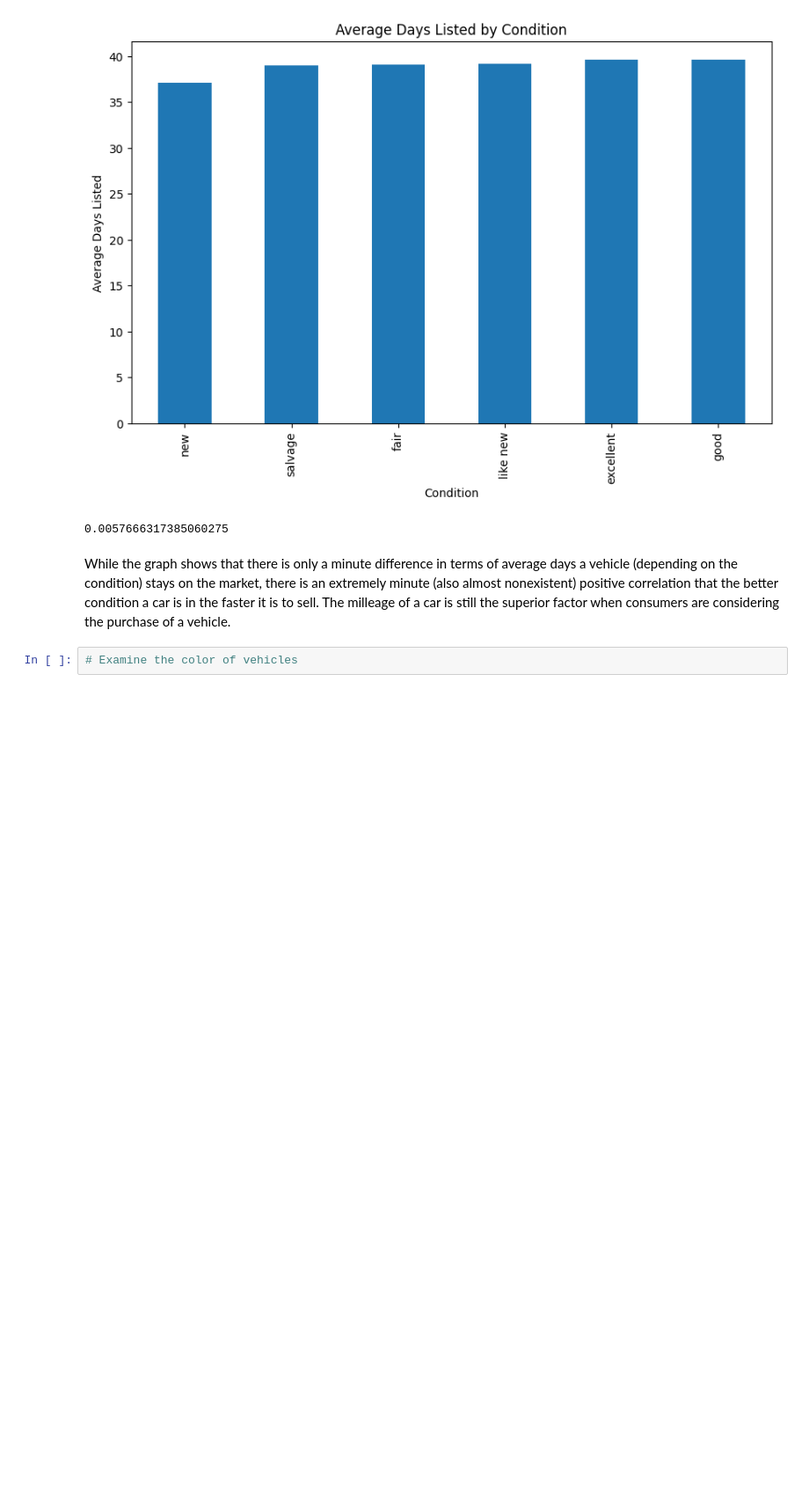
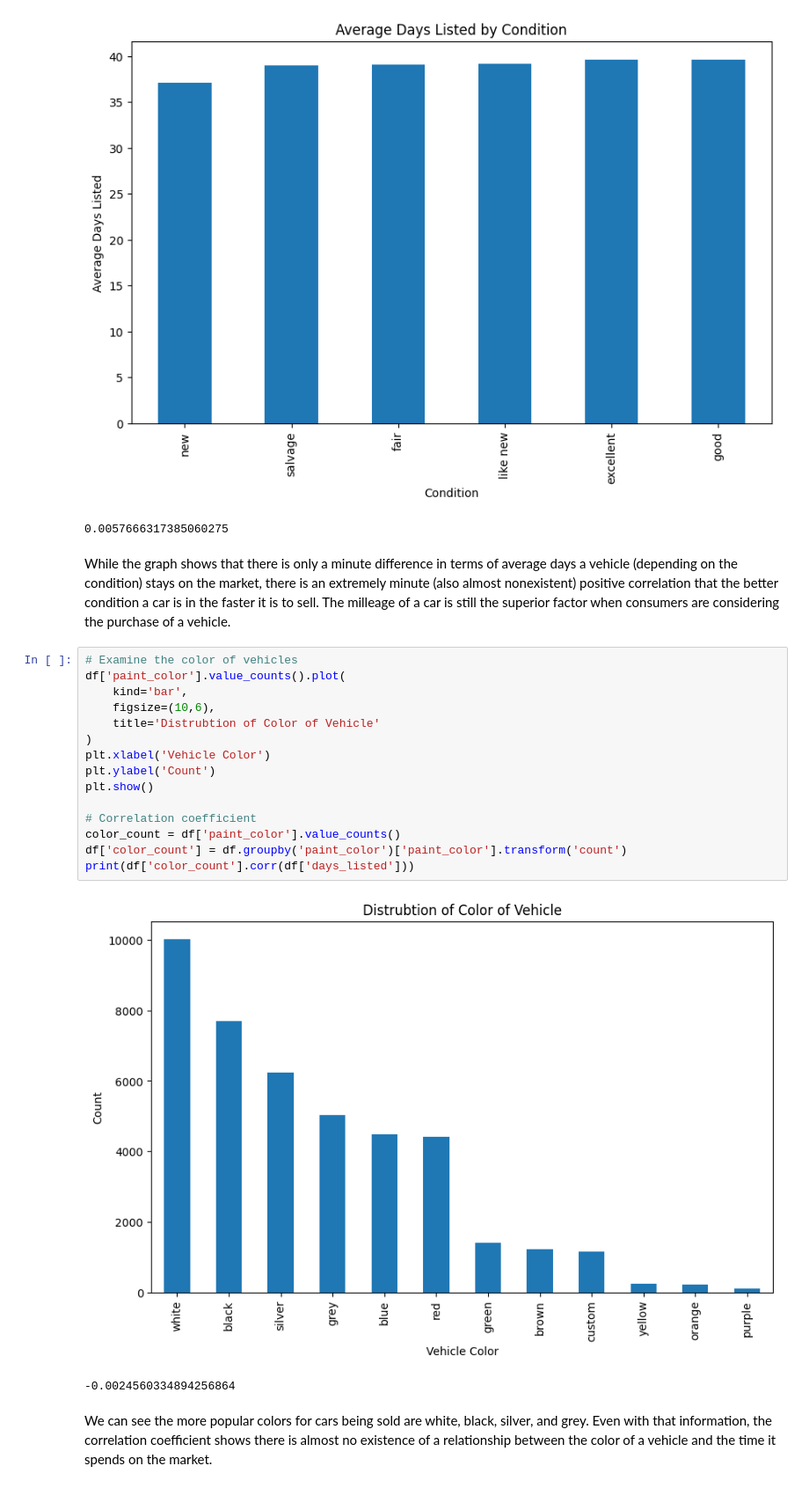
Before and after one commit to michav95/Car-Advertisement, a Jupyter notebook: Notebooks/EDA.ipynb, the cells around one changed output. Shown at 88% size. Cells and saved outputs as stored; diff of their text form; blank space fills up the shorter version.

```diff
--- a/Notebooks/EDA.ipynb
+++ b/Notebooks/EDA.ipynb
@@ -275,3 +275,21 @@ Name: days_listed, dtype: float64
 While the graph shows that there is only a minute difference in terms of average days a vehicle (depending on the condition) stays on the market, there is an extremely minute (also almost nonexistent) positive correlation that the better condition a car is in the faster it is to sell. The milleage of a car is still the superior factor when consumers are considering the purchase of a vehicle.
 # %%
 # Examine the color of vehicles
+df['paint_color'].value_counts().plot(
+    kind='bar',
+    figsize=(10,6),
+    title='Distrubtion of Color of Vehicle'
+)
+plt.xlabel('Vehicle Color')
+plt.ylabel('Count')
+plt.show()
+
+# Correlation coefficient
+color_count = df['paint_color'].value_counts()
+df['color_count'] = df.groupby('paint_color')['paint_color'].transform('count')
+print(df['color_count'].corr(df['days_listed']))
+# %% [output]
+[figure, added]
+-0.0024560334894256864
+# %% [markdown]
+We can see the more popular colors for cars being sold are white, black, silver, and grey. Even with that information, the correlation coefficient shows there is almost no existence of a relationship between the color of a vehicle and the time it spends on the market.
```
Also changed, not shown: parts of 3 cells of this notebook.
